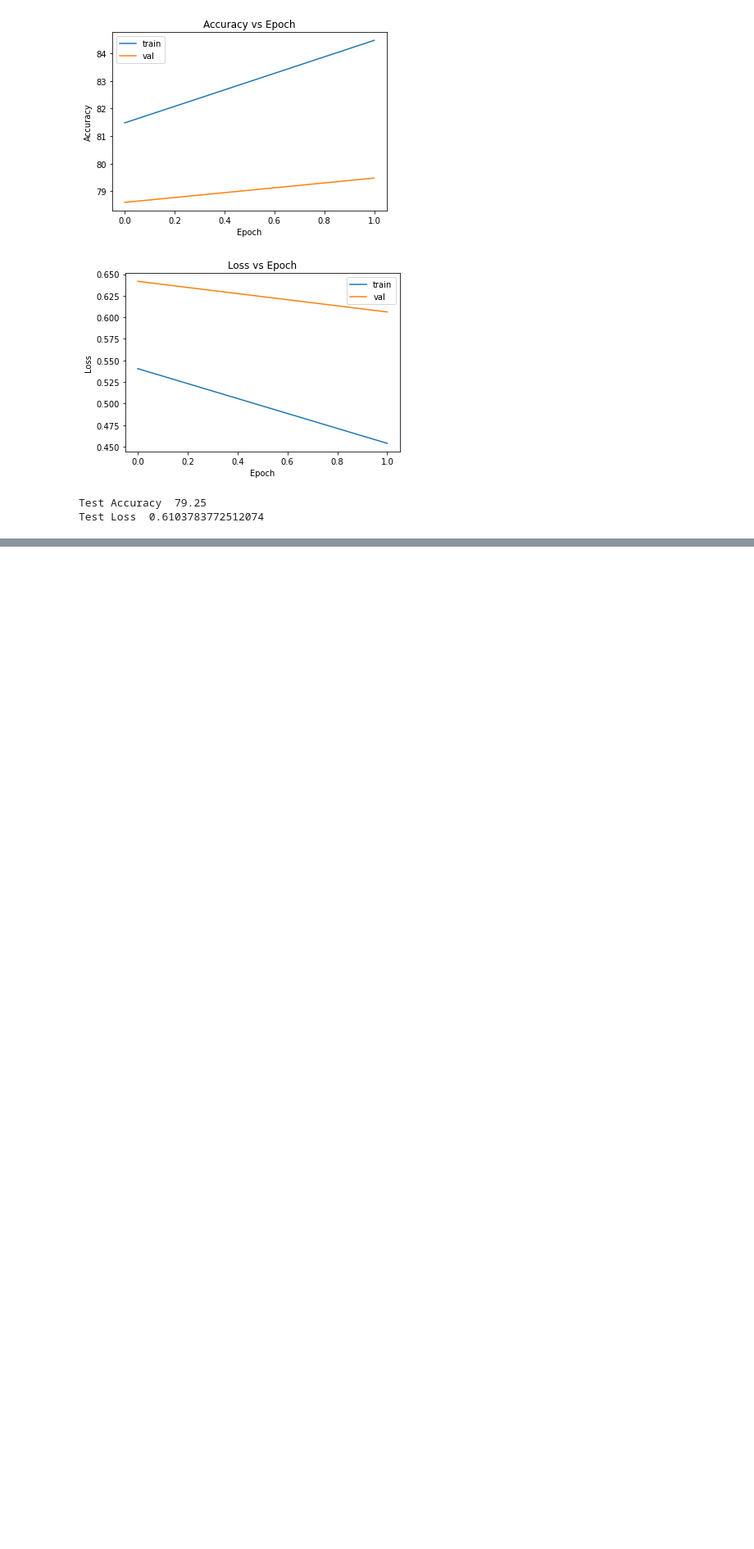
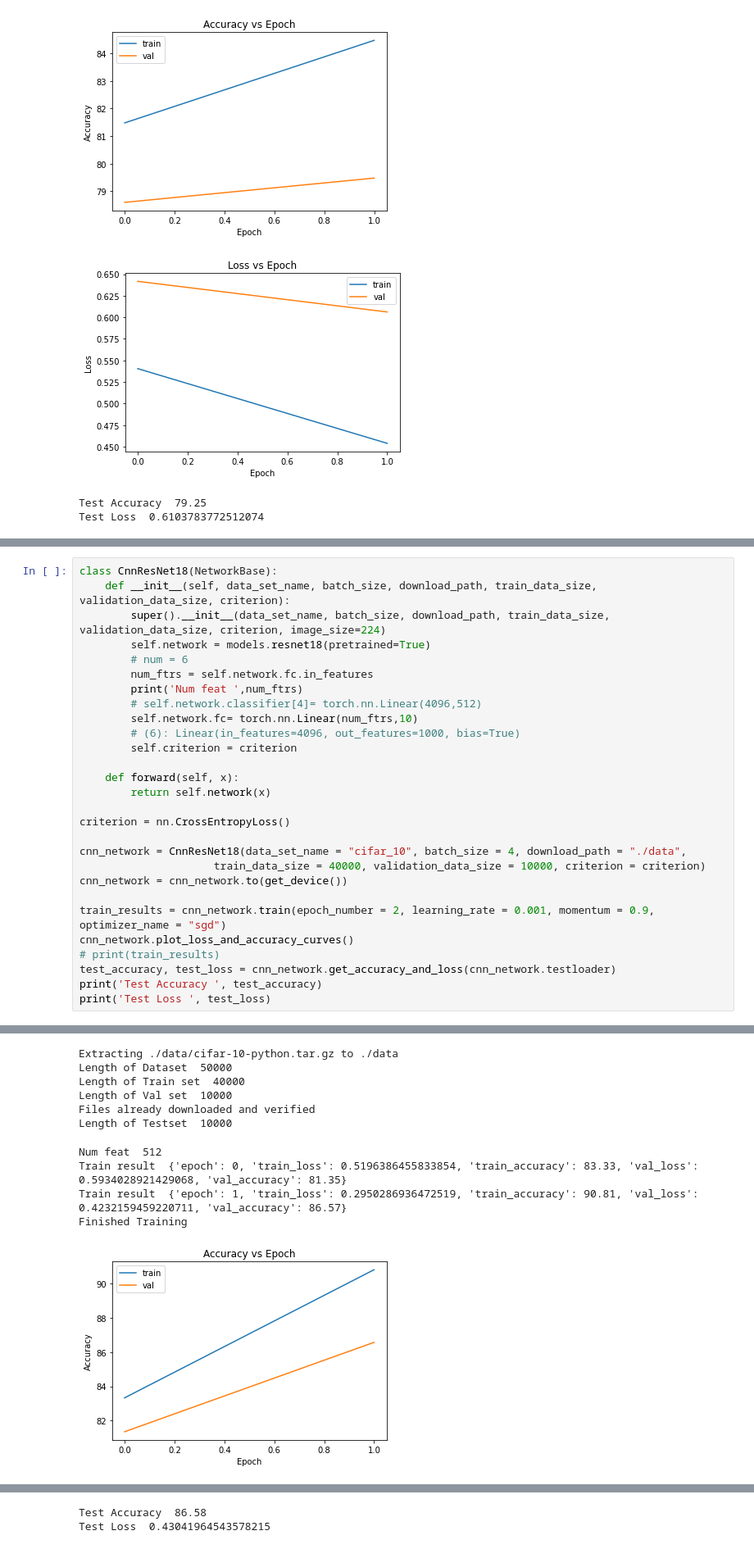
Before and after one commit to poo5zan/deep_learning_fundamentals, a Jupyter notebook: assignment_2/assignment_2.ipynb, the cells around one changed output, grey strips where cells are left out. Shown: that part at 82% size. Cells and saved outputs as stored; diff of their text form; blank space fills up the shorter version.

Commit message:
resnet 18 and 101

```diff
--- a/assignment_2/assignment_2.ipynb
+++ b/assignment_2/assignment_2.ipynb
@@ -449,0 +473,29 @@ Test Loss  0.6103783772512074
+# %%
+class CnnResNet18(NetworkBase):
+    def __init__(self, data_set_name, batch_size, download_path, train_data_size, validation_data_size, criterion):
+        super().__init__(data_set_name, batch_size, download_path, train_data_size, validation_data_size, criterion, image_size=224)
+        self.network = models.resnet18(pretrained=True)
+        # num = 6
+        num_ftrs = self.network.fc.in_features
+        print('Num feat ',num_ftrs)
+        # self.network.classifier[4]= torch.nn.Linear(4096,512)
+        self.network.fc= torch.nn.Linear(num_ftrs,10)
+        # (6): Linear(in_features=4096, out_features=1000, bias=True)
+        self.criterion = criterion
+
+    def forward(self, x):
+        return self.network(x)
+
+criterion = nn.CrossEntropyLoss()
+
+cnn_network = CnnResNet18(data_set_name = "cifar_10", batch_size = 4, download_path = "./data",
+                     train_data_size = 40000, validation_data_size = 10000, criterion = criterion)
+cnn_network = cnn_network.to(get_device())
+
+train_results = cnn_network.train(epoch_number = 2, learning_rate = 0.001, momentum = 0.9, optimizer_name = "sgd")
+cnn_network.plot_loss_and_accuracy_curves()
+# print(train_results)
+test_accuracy, test_loss = cnn_network.get_accuracy_and_loss(cnn_network.testloader)
+print('Test Accuracy ', test_accuracy)
+print('Test Loss ', test_loss)
+# %% [output]
@@ -449,0 +503,11 @@ Test Loss  0.6103783772512074
+Extracting ./data/cifar-10-python.tar.gz to ./data
+Length of Dataset  50000
+Length of Train set  40000
+Length of Val set  10000
+Files already downloaded and verified
+Length of Testset  10000
+Num feat  512
+Train result  {'epoch': 0, 'train_loss': 0.5196386455833854, 'train_accuracy': 83.33, 'val_loss': 0.5934028921429068, 'val_accuracy': 81.35}
+Train result  {'epoch': 1, 'train_loss': 0.2950286936472519, 'train_accuracy': 90.81, 'val_loss': 0.4232159459220711, 'val_accuracy': 86.57}
+Finished Training
+[figure, added]
@@ -449,0 +515,2 @@ Test Loss  0.6103783772512074
+Test Accuracy  86.58
+Test Loss  0.43041964543578215
```
Also changed, not shown: parts of 5 cells of this notebook.
